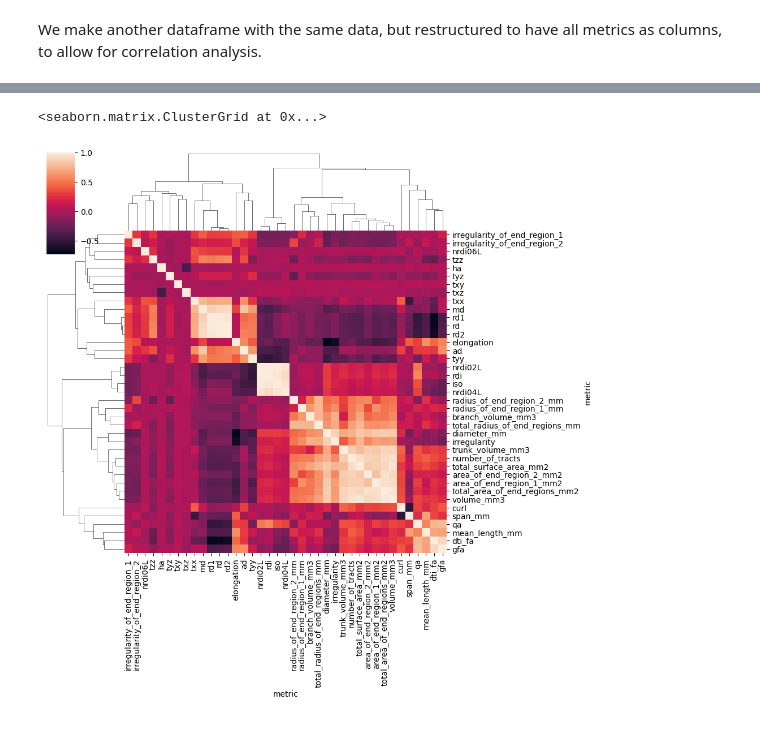
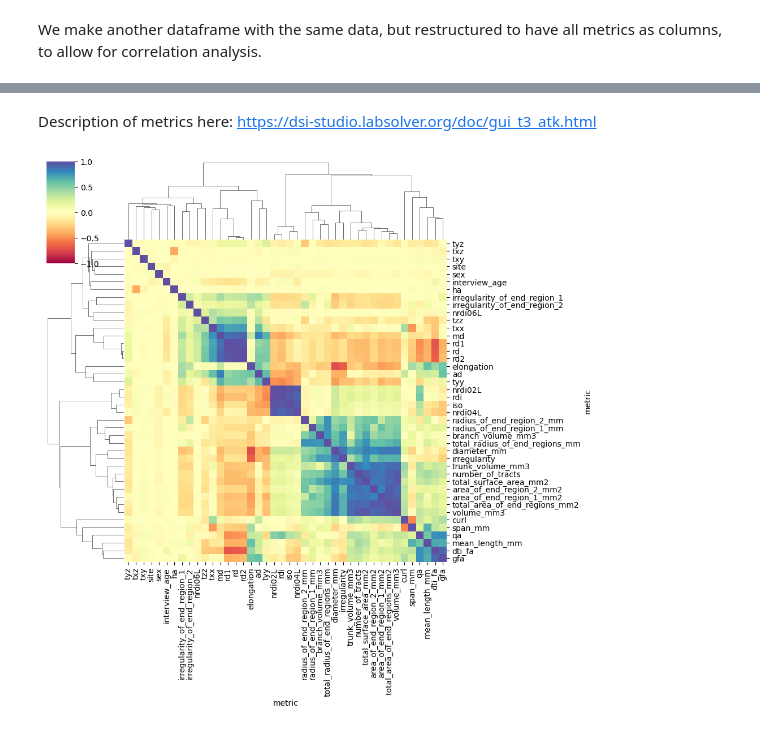
Before and after one commit to PennLINC/macedo_tracometry, a Jupyter notebook: code/autotrack_hcpd_analysis.ipynb, the cells around one changed output, grey strips where cells are left out. Drawn from its saved outputs; the diff is of its cells as text; code cells hidden in the pictures.

Commit message:
corr, violin, demographics

```diff
--- a/code/autotrack_hcpd_analysis.ipynb
+++ b/code/autotrack_hcpd_analysis.ipynb
@@ -9,5 +11,6 @@ We combine all of these dataframes into one dataframe with four columns: sub (pa
 # %%
-path = '../../hcpd_selection_and_completeness/outputs/metrics'
+datapath = "../../hcpd_selection_and_completeness/"
+path = datapath + 'outputs/metrics'
 source_files = sorted(Path(path).glob('*.csv'))
 
 dfs = []
@@ -26,2 +55,6 @@ metrics.head(0)
+# %%
+# making categorical values into numerical values so that their correlation can be assessed
+metrics["sex"].replace(["M", "F"], [0, 1], inplace = True)
+metrics["site"].replace(["WashU", "UCLA", "Harvard", "UMinn"], [0, 1, 2, 3], inplace=True)
 # %% [markdown]
 We make another dataframe with the same data, but restructured to have all metrics as columns, to allow for correlation analysis.
@@ -32,3 +63,5 @@ len(metrics)/metrics["metric"].nunique()
 # %%
-metrics_long = metrics.pivot(columns="metric", values="score", index = ["sub", "bundle"]).reset_index().copy()
+metrics_long = metrics.pivot(columns="metric",
+                             values="score",
+                             index = ["sub", "bundle", "site", "sex", "interview_age"]).reset_index().copy()
 # %%
@@ -72,7 +130,11 @@ sns.heatmap(corr,
+# %% [markdown]
+Description of metrics here: https://dsi-studio.labsolver.org/doc/gui_t3_atk.html
 # %%
 sns.clustermap(corr,
             xticklabels=corr.columns.values,
-            yticklabels=corr.columns.values)
+            yticklabels=corr.columns.values,
+            vmin=-1, vmax=1,
+            cmap = "Spectral")
+plt.show()
 # %% [output]
-<seaborn.matrix.ClusterGrid at 0x...>
-[figure, old version]
+[figure, new version]
```
Also changed, not shown: parts of 26 cells of this notebook, 2 other files.
